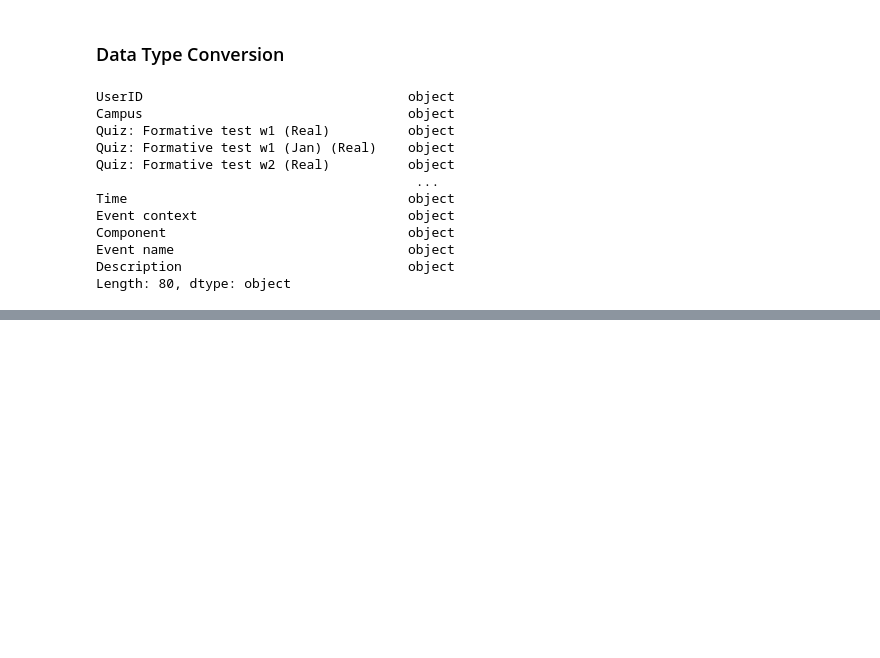
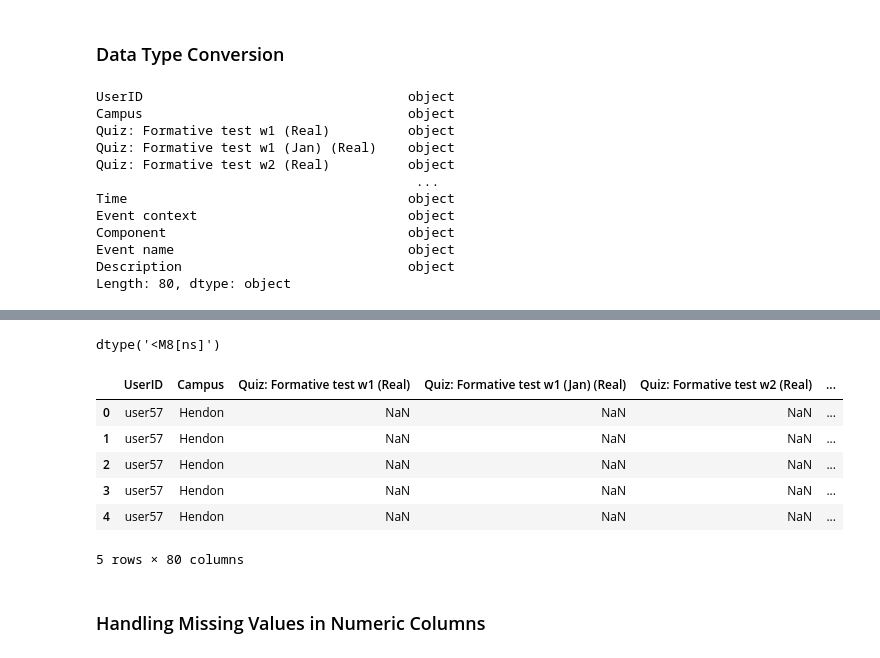
Before and after one commit to intellisenseCodez/Student_Performance_Analysis, a Jupyter notebook: Student Behaviour ML.ipynb, the cells around one changed output, grey strips where cells are left out. Drawn from its saved outputs; the diff is of its cells as text; code cells hidden in the pictures; blank space fills up the shorter version.

```diff
--- a/Student Behaviour ML.ipynb
+++ b/Student Behaviour ML.ipynb
@@ -177,3 +196,20 @@ Component                               object
 Event name                              object
 Description                             object
 Length: 80, dtype: object
+# %%
+# Identifying other columns that should be numerical but are currently 'object'
+object_columns = df_joined_clean.columns[2:]
+
+# Attempting to convert these columns to numerical data types
+for col in object_columns:
+    try:
+        if col == "Time":
+            continue
+
+        df_joined_clean[col] = pd.to_numeric(df_joined_clean[col], errors='coerce')
+    except Exception as e:
+        print(f'Could not convert column {col}: {e}')
+
+# Checking the updated data types
+updated_data_types = df_joined_clean.dtypes
+updated_data_types
@@ -179,0 +229,19 @@ Length: 80, dtype: object
+# %%
+# Convert Time Column to DateTime
+df_joined_clean['Time'] =  pd.to_datetime(df_joined_clean['Time'], infer_datetime_format=True)
+
+df_joined_clean['Time'].dtype
+# %% [output]
+dtype('<M8[ns]')
+# %%
+df_joined_clean.head()
+# %% [output]
+|  | UserID | Campus | Quiz: Formative test w1 (Real) | Quiz: Formative test w1 (Jan) (Real) | Quiz: Formative test w2 (Real) | ... |
+| 0 | user57 | Hendon | NaN | NaN | NaN | ... |
+| 1 | user57 | Hendon | NaN | NaN | NaN | ... |
+| 2 | user57 | Hendon | NaN | NaN | NaN | ... |
+| 3 | user57 | Hendon | NaN | NaN | NaN | ... |
+| 4 | user57 | Hendon | NaN | NaN | NaN | ... |
+5 rows × 80 columns
+# %% [markdown]
+### Handling Missing Values in Numeric Columns
```
Also changed, not shown: parts of 11 cells of this notebook, 1 other file.
